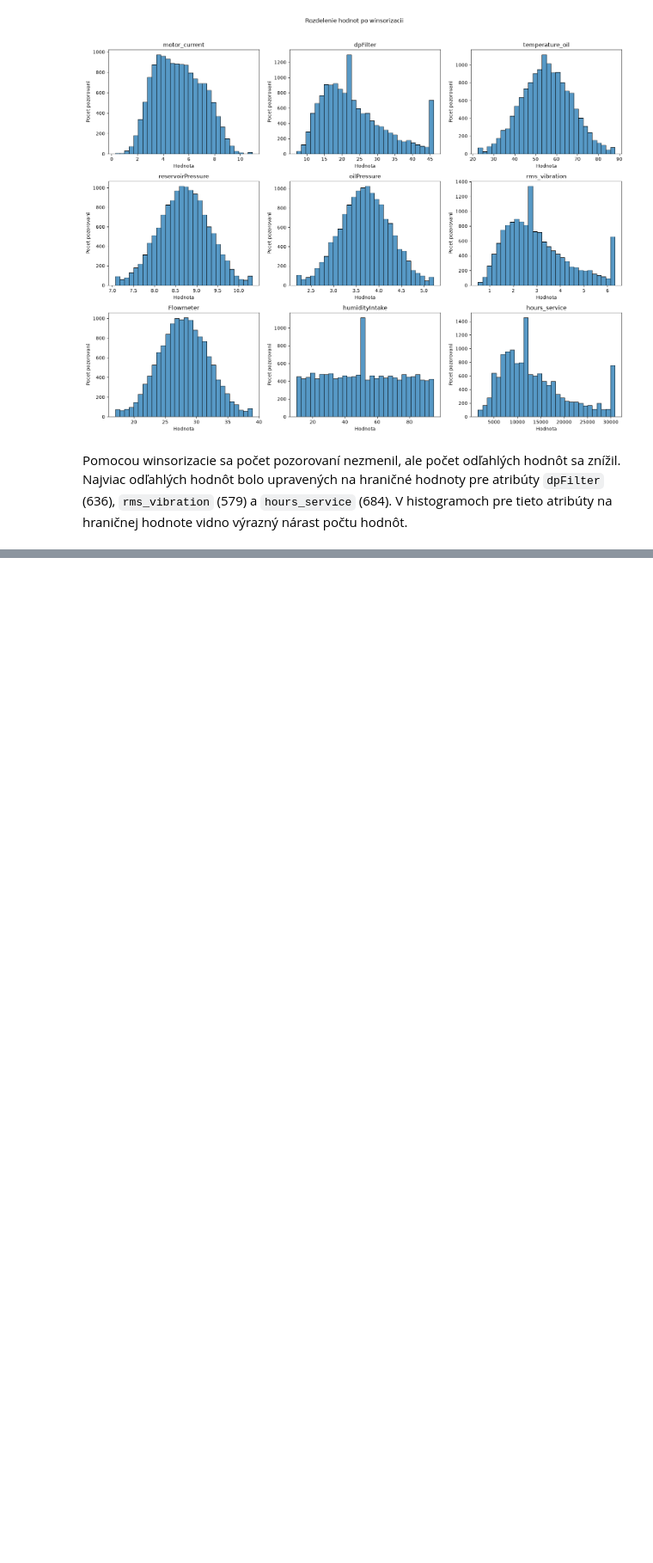
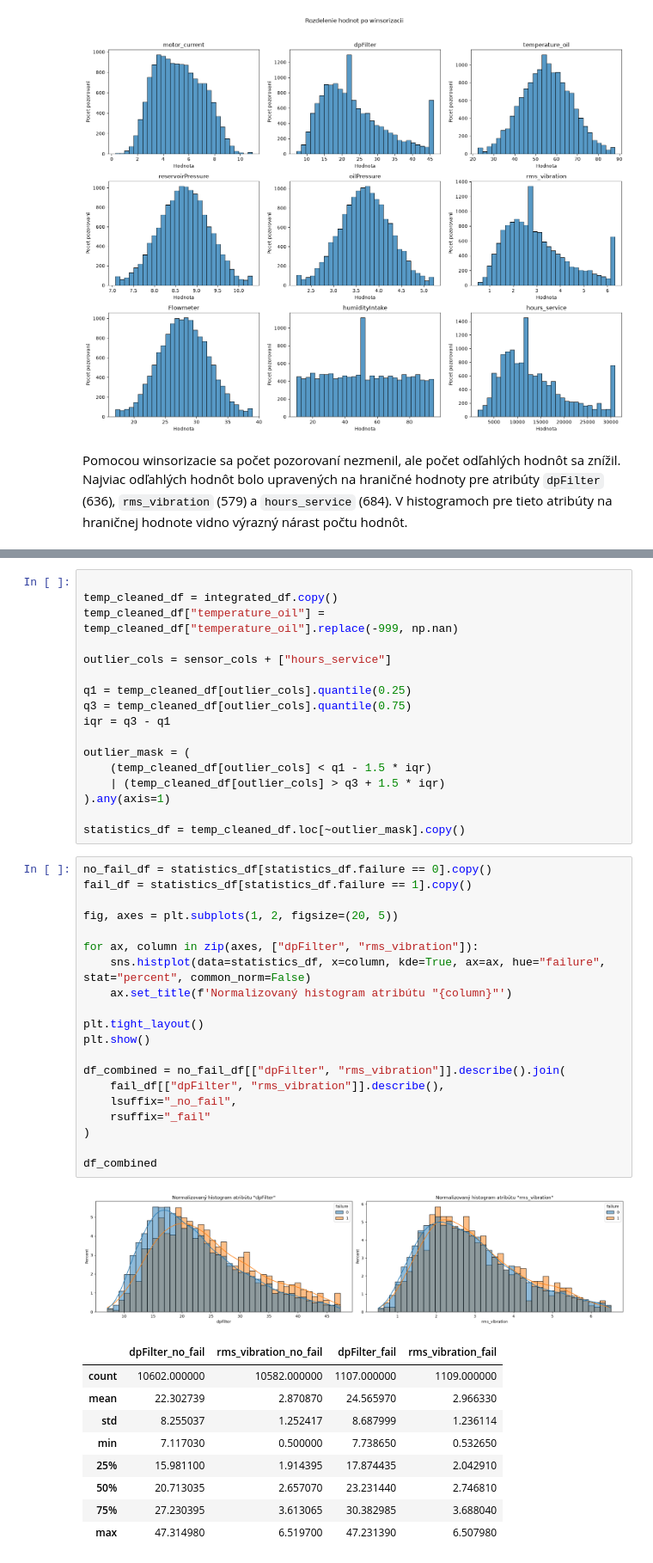
Before and after one commit to Langos428/IAU_projekt, a Jupyter notebook: projekt.ipynb, the cells around one changed output, grey strips where cells are left out. Shown at 86% size. Saved outputs shown, nothing was run; the diff lists cells and outputs as text; blank space fills up the shorter version.

Commit message:
1.3 štatisticke testy dpFilter aj rms_vibration

```diff
--- a/projekt.ipynb
+++ b/projekt.ipynb
@@ -701,0 +714,48 @@ Pomocou winsorizacie sa počet pozorovaní nezmenil, ale počet odľahlých hodn
+# %%
+
+temp_cleaned_df = integrated_df.copy()
+temp_cleaned_df["temperature_oil"] = temp_cleaned_df["temperature_oil"].replace(-999, np.nan)
+
+outlier_cols = sensor_cols + ["hours_service"]
+
+q1 = temp_cleaned_df[outlier_cols].quantile(0.25)
+q3 = temp_cleaned_df[outlier_cols].quantile(0.75)
+iqr = q3 - q1
+
+outlier_mask = (
+    (temp_cleaned_df[outlier_cols] < q1 - 1.5 * iqr)
+    | (temp_cleaned_df[outlier_cols] > q3 + 1.5 * iqr)
+).any(axis=1)
+
+statistics_df = temp_cleaned_df.loc[~outlier_mask].copy()
+# %%
+no_fail_df = statistics_df[statistics_df.failure == 0].copy()
+fail_df = statistics_df[statistics_df.failure == 1].copy()
+
+fig, axes = plt.subplots(1, 2, figsize=(20, 5))
+
+for ax, column in zip(axes, ["dpFilter", "rms_vibration"]):
+    sns.histplot(data=statistics_df, x=column, kde=True, ax=ax, hue="failure", stat="percent", common_norm=False)
+    ax.set_title(f'Normalizovaný histogram atribútu "{column}"')
+
+plt.tight_layout()
+plt.show()
+
+df_combined = no_fail_df[["dpFilter", "rms_vibration"]].describe().join(
+    fail_df[["dpFilter", "rms_vibration"]].describe(),
+    lsuffix="_no_fail",
+    rsuffix="_fail"
+)
+
+df_combined
+# %% [output]
+[figure, added]
+|  | dpFilter_no_fail | rms_vibration_no_fail | dpFilter_fail | rms_vibration_fail |
+| count | 10602.000000 | 10582.000000 | 1107.000000 | 1109.000000 |
+| mean | 22.302739 | 2.870870 | 24.565970 | 2.966330 |
+| std | 8.255037 | 1.252417 | 8.687999 | 1.236114 |
+| min | 7.117030 | 0.500000 | 7.738650 | 0.532650 |
+| 25% | 15.981100 | 1.914395 | 17.874435 | 2.042910 |
+| 50% | 20.713035 | 2.657070 | 23.231440 | 2.746810 |
+| 75% | 27.230395 | 3.613065 | 30.382985 | 3.688040 |
+| max | 47.314980 | 6.519700 | 47.231390 | 6.507980 |
```
Also changed, not shown: parts of 17 cells of this notebook.
